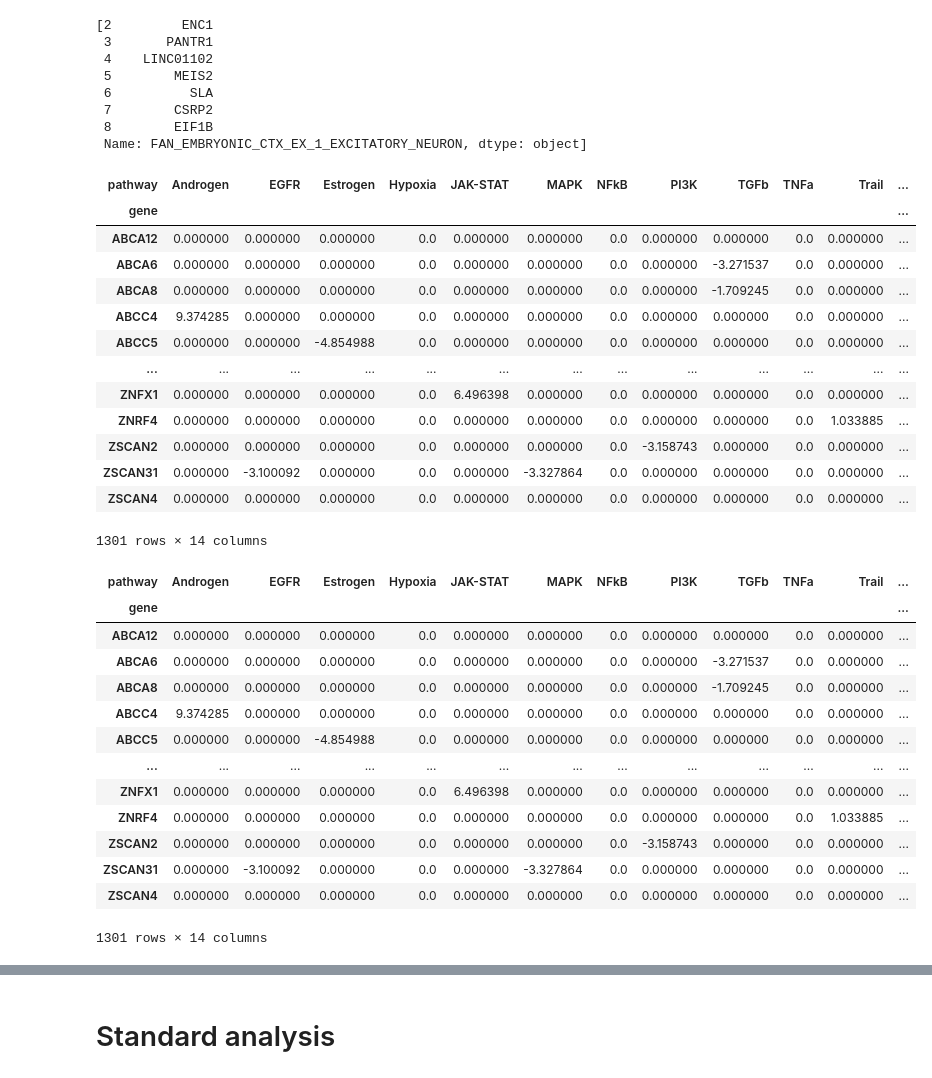
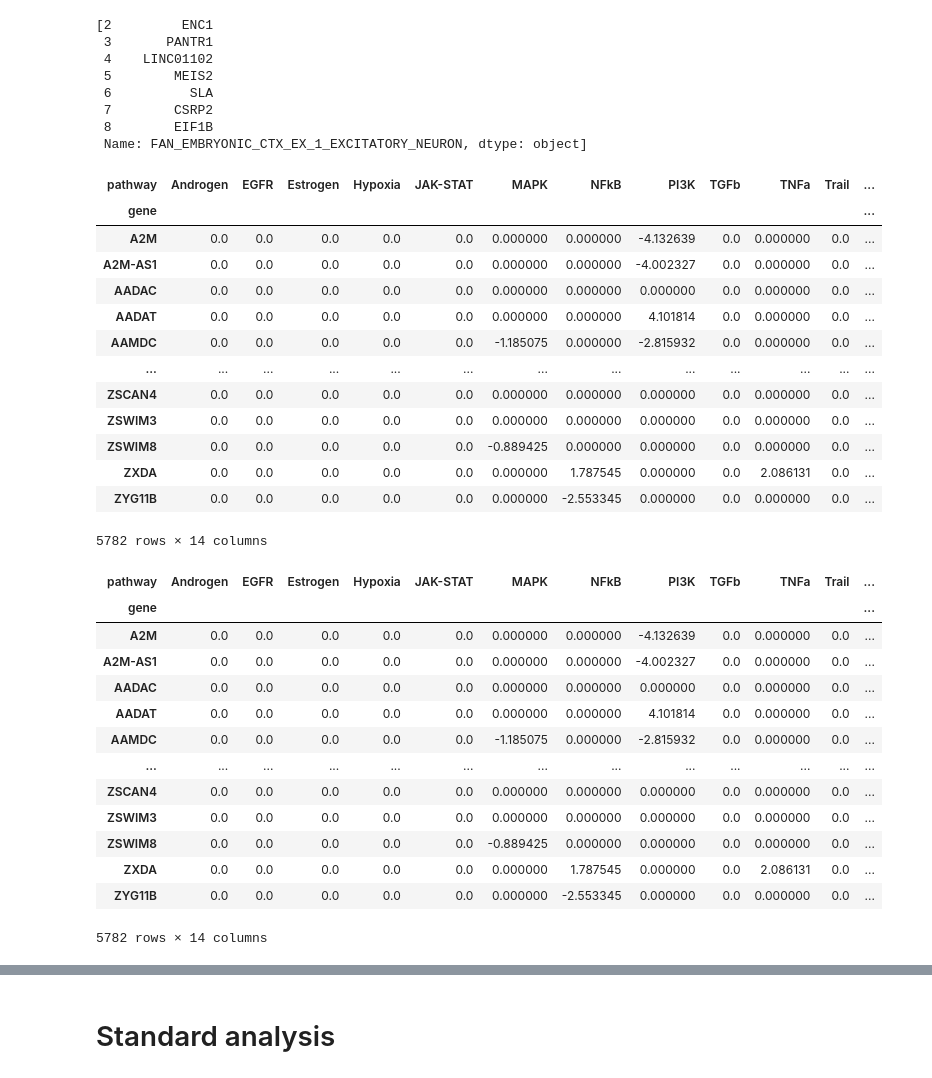
Before and after one commit to LorenzoTaroni/DeepGSEA, a Jupyter notebook: example.ipynb, the cells around one changed output, grey strips where cells are left out. Cells and saved outputs as stored; diff of their text form; code cells hidden in the pictures.

```diff
--- a/example.ipynb
+++ b/example.ipynb
@@ -98,31 +105,31 @@ gsts_dict["FAN_EMBRYONIC_CTX_EX_1_EXCITATORY_NEURON"]
 # %%
 # pip install git+https://github.com/saezlab/progeny-py
 
 import progeny
 
-n_genes = 100
+n_genes = 500
 
 model = progeny.load_model(
         organism='Human',
         top=n_genes # Number of top significant target genes per pathway to use
     )
 
 model
 # %% [output]
 | pathway | Androgen | EGFR | Estrogen | Hypoxia | JAK-STAT | MAPK | NFkB | PI3K | TGFb | TNFa | Trail | ... |
 | gene |  |  |  |  |  |  |  |  |  |  |  | ... |
-| ABCA12 | 0.000000 | 0.000000 | 0.000000 | 0.0 | 0.000000 | 0.000000 | 0.0 | 0.000000 | 0.000000 | 0.0 | 0.000000 | ... |
-| ABCA6 | 0.000000 | 0.000000 | 0.000000 | 0.0 | 0.000000 | 0.000000 | 0.0 | 0.000000 | -3.271537 | 0.0 | 0.000000 | ... |
-| ABCA8 | 0.000000 | 0.000000 | 0.000000 | 0.0 | 0.000000 | 0.000000 | 0.0 | 0.000000 | -1.709245 | 0.0 | 0.000000 | ... |
-| ABCC4 | 9.374285 | 0.000000 | 0.000000 | 0.0 | 0.000000 | 0.000000 | 0.0 | 0.000000 | 0.000000 | 0.0 | 0.000000 | ... |
-| ABCC5 | 0.000000 | 0.000000 | -4.854988 | 0.0 | 0.000000 | 0.000000 | 0.0 | 0.000000 | 0.000000 | 0.0 | 0.000000 | ... |
+| A2M | 0.0 | 0.0 | 0.0 | 0.0 | 0.0 | 0.000000 | 0.000000 | -4.132639 | 0.0 | 0.000000 | 0.0 | ... |
+| A2M-AS1 | 0.0 | 0.0 | 0.0 | 0.0 | 0.0 | 0.000000 | 0.000000 | -4.002327 | 0.0 | 0.000000 | 0.0 | ... |
+| AADAC | 0.0 | 0.0 | 0.0 | 0.0 | 0.0 | 0.000000 | 0.000000 | 0.000000 | 0.0 | 0.000000 | 0.0 | ... |
+| AADAT | 0.0 | 0.0 | 0.0 | 0.0 | 0.0 | 0.000000 | 0.000000 | 4.101814 | 0.0 | 0.000000 | 0.0 | ... |
+| AAMDC | 0.0 | 0.0 | 0.0 | 0.0 | 0.0 | -1.185075 | 0.000000 | -2.815932 | 0.0 | 0.000000 | 0.0 | ... |
 | ... | ... | ... | ... | ... | ... | ... | ... | ... | ... | ... | ... | ... |
-| ZNFX1 | 0.000000 | 0.000000 | 0.000000 | 0.0 | 6.496398 | 0.000000 | 0.0 | 0.000000 | 0.000000 | 0.0 | 0.000000 | ... |
-| ZNRF4 | 0.000000 | 0.000000 | 0.000000 | 0.0 | 0.000000 | 0.000000 | 0.0 | 0.000000 | 0.000000 | 0.0 | 1.033885 | ... |
-| ZSCAN2 | 0.000000 | 0.000000 | 0.000000 | 0.0 | 0.000000 | 0.000000 | 0.0 | -3.158743 | 0.000000 | 0.0 | 0.000000 | ... |
-| ZSCAN31 | 0.000000 | -3.100092 | 0.000000 | 0.0 | 0.000000 | -3.327864 | 0.0 | 0.000000 | 0.000000 | 0.0 | 0.000000 | ... |
-| ZSCAN4 | 0.000000 | 0.000000 | 0.000000 | 0.0 | 0.000000 | 0.000000 | 0.0 | 0.000000 | 0.000000 | 0.0 | 0.000000 | ... |
+| ZSCAN4 | 0.0 | 0.0 | 0.0 | 0.0 | 0.0 | 0.000000 | 0.000000 | 0.000000 | 0.0 | 0.000000 | 0.0 | ... |
+| ZSWIM3 | 0.0 | 0.0 | 0.0 | 0.0 | 0.0 | 0.000000 | 0.000000 | 0.000000 | 0.0 | 0.000000 | 0.0 | ... |
+| ZSWIM8 | 0.0 | 0.0 | 0.0 | 0.0 | 0.0 | -0.889425 | 0.000000 | 0.000000 | 0.0 | 0.000000 | 0.0 | ... |
+| ZXDA | 0.0 | 0.0 | 0.0 | 0.0 | 0.0 | 0.000000 | 1.787545 | 0.000000 | 0.0 | 2.086131 | 0.0 | ... |
+| ZYG11B | 0.0 | 0.0 | 0.0 | 0.0 | 0.0 | 0.000000 | -2.553345 | 0.000000 | 0.0 | 0.000000 | 0.0 | ... |
-1301 rows × 14 columns
+5782 rows × 14 columns
 # %%
 gsts = model
 #gsts.columns = gsts.iloc[0]
@@ -131,18 +138,18 @@ gsts
 # %% [output]
 | pathway | Androgen | EGFR | Estrogen | Hypoxia | JAK-STAT | MAPK | NFkB | PI3K | TGFb | TNFa | Trail | ... |
 | gene |  |  |  |  |  |  |  |  |  |  |  | ... |
-| ABCA12 | 0.000000 | 0.000000 | 0.000000 | 0.0 | 0.000000 | 0.000000 | 0.0 | 0.000000 | 0.000000 | 0.0 | 0.000000 | ... |
-| ABCA6 | 0.000000 | 0.000000 | 0.000000 | 0.0 | 0.000000 | 0.000000 | 0.0 | 0.000000 | -3.271537 | 0.0 | 0.000000 | ... |
-| ABCA8 | 0.000000 | 0.000000 | 0.000000 | 0.0 | 0.000000 | 0.000000 | 0.0 | 0.000000 | -1.709245 | 0.0 | 0.000000 | ... |
-| ABCC4 | 9.374285 | 0.000000 | 0.000000 | 0.0 | 0.000000 | 0.000000 | 0.0 | 0.000000 | 0.000000 | 0.0 | 0.000000 | ... |
-| ABCC5 | 0.000000 | 0.000000 | -4.854988 | 0.0 | 0.000000 | 0.000000 | 0.0 | 0.000000 | 0.000000 | 0.0 | 0.000000 | ... |
+| A2M | 0.0 | 0.0 | 0.0 | 0.0 | 0.0 | 0.000000 | 0.000000 | -4.132639 | 0.0 | 0.000000 | 0.0 | ... |
+| A2M-AS1 | 0.0 | 0.0 | 0.0 | 0.0 | 0.0 | 0.000000 | 0.000000 | -4.002327 | 0.0 | 0.000000 | 0.0 | ... |
+| AADAC | 0.0 | 0.0 | 0.0 | 0.0 | 0.0 | 0.000000 | 0.000000 | 0.000000 | 0.0 | 0.000000 | 0.0 | ... |
+| AADAT | 0.0 | 0.0 | 0.0 | 0.0 | 0.0 | 0.000000 | 0.000000 | 4.101814 | 0.0 | 0.000000 | 0.0 | ... |
+| AAMDC | 0.0 | 0.0 | 0.0 | 0.0 | 0.0 | -1.185075 | 0.000000 | -2.815932 | 0.0 | 0.000000 | 0.0 | ... |
 | ... | ... | ... | ... | ... | ... | ... | ... | ... | ... | ... | ... | ... |
-| ZNFX1 | 0.000000 | 0.000000 | 0.000000 | 0.0 | 6.496398 | 0.000000 | 0.0 | 0.000000 | 0.000000 | 0.0 | 0.000000 | ... |
-| ZNRF4 | 0.000000 | 0.000000 | 0.000000 | 0.0 | 0.000000 | 0.000000 | 0.0 | 0.000000 | 0.000000 | 0.0 | 1.033885 | ... |
-| ZSCAN2 | 0.000000 | 0.000000 | 0.000000 | 0.0 | 0.000000 | 0.000000 | 0.0 | -3.158743 | 0.000000 | 0.0 | 0.000000 | ... |
-| ZSCAN31 | 0.000000 | -3.100092 | 0.000000 | 0.0 | 0.000000 | -3.327864 | 0.0 | 0.000000 | 0.000000 | 0.0 | 0.000000 | ... |
-| ZSCAN4 | 0.000000 | 0.000000 | 0.000000 | 0.0 | 0.000000 | 0.000000 | 0.0 | 0.000000 | 0.000000 | 0.0 | 0.000000 | ... |
+| ZSCAN4 | 0.0 | 0.0 | 0.0 | 0.0 | 0.0 | 0.000000 | 0.000000 | 0.000000 | 0.0 | 0.000000 | 0.0 | ... |
+| ZSWIM3 | 0.0 | 0.0 | 0.0 | 0.0 | 0.0 | 0.000000 | 0.000000 | 0.000000 | 0.0 | 0.000000 | 0.0 | ... |
+| ZSWIM8 | 0.0 | 0.0 | 0.0 | 0.0 | 0.0 | -0.889425 | 0.000000 | 0.000000 | 0.0 | 0.000000 | 0.0 | ... |
+| ZXDA | 0.0 | 0.0 | 0.0 | 0.0 | 0.0 | 0.000000 | 1.787545 | 0.000000 | 0.0 | 2.086131 | 0.0 | ... |
+| ZYG11B | 0.0 | 0.0 | 0.0 | 0.0 | 0.0 | 0.000000 | -2.553345 | 0.000000 | 0.0 | 0.000000 | 0.0 | ... |
-1301 rows × 14 columns
+5782 rows × 14 columns
 # %%
 gsts_dict = gsts.apply(lambda x: gsts.index[np.abs(x) > 0.].tolist()).to_dict("list")
 gsts_dict
```
Also changed, not shown: parts of 43 cells of this notebook, 7 other files.
